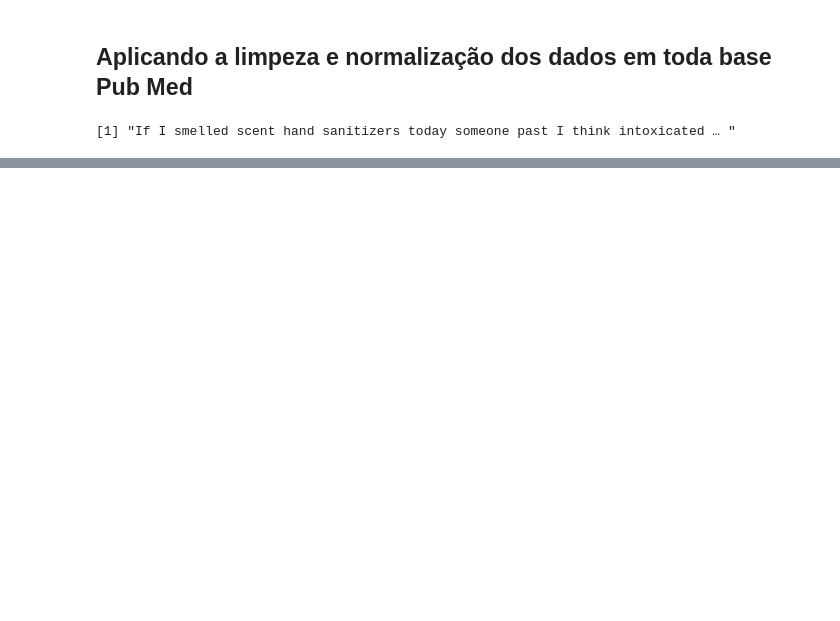
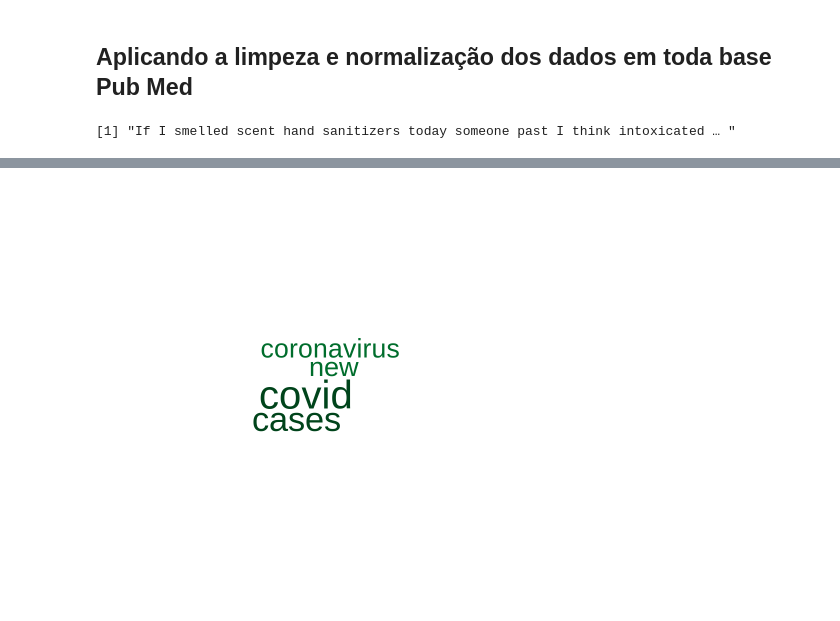
Before and after one commit to matheusrodriguesf/text-mining-covid, a Jupyter notebook: TMCovid.ipynb, the cells around one changed output, grey strips where cells are left out. Cells and saved outputs as stored; diff of their text form; code cells hidden in the pictures; blank space fills up the shorter version.

```diff
--- a/TMCovid.ipynb
+++ b/TMCovid.ipynb
@@ -483,3 +511,10 @@ wordcloud(word_freqs$term, word_freqs$num, max.words = 100, colors = "red")
+# %%
+word.freq <- sort(rowSums(tweet_covid_m2), decreasing = T)
+pal <- brewer.pal(9, "BuGn")[-(1:4)]
+wordcloud(words = names(word.freq), freq = word.freq, min.freq = 300,
+    random.order = F, colors = pal)
+# %% [output]
+[figure, added]
 # %%
 freq <- sort(colSums(tweet_covid_m1), decreasing=TRUE)
 barplot(freq[1:10],col="lightgreen",las=2)
```
Also changed, not shown: parts of 14 cells of this notebook.
